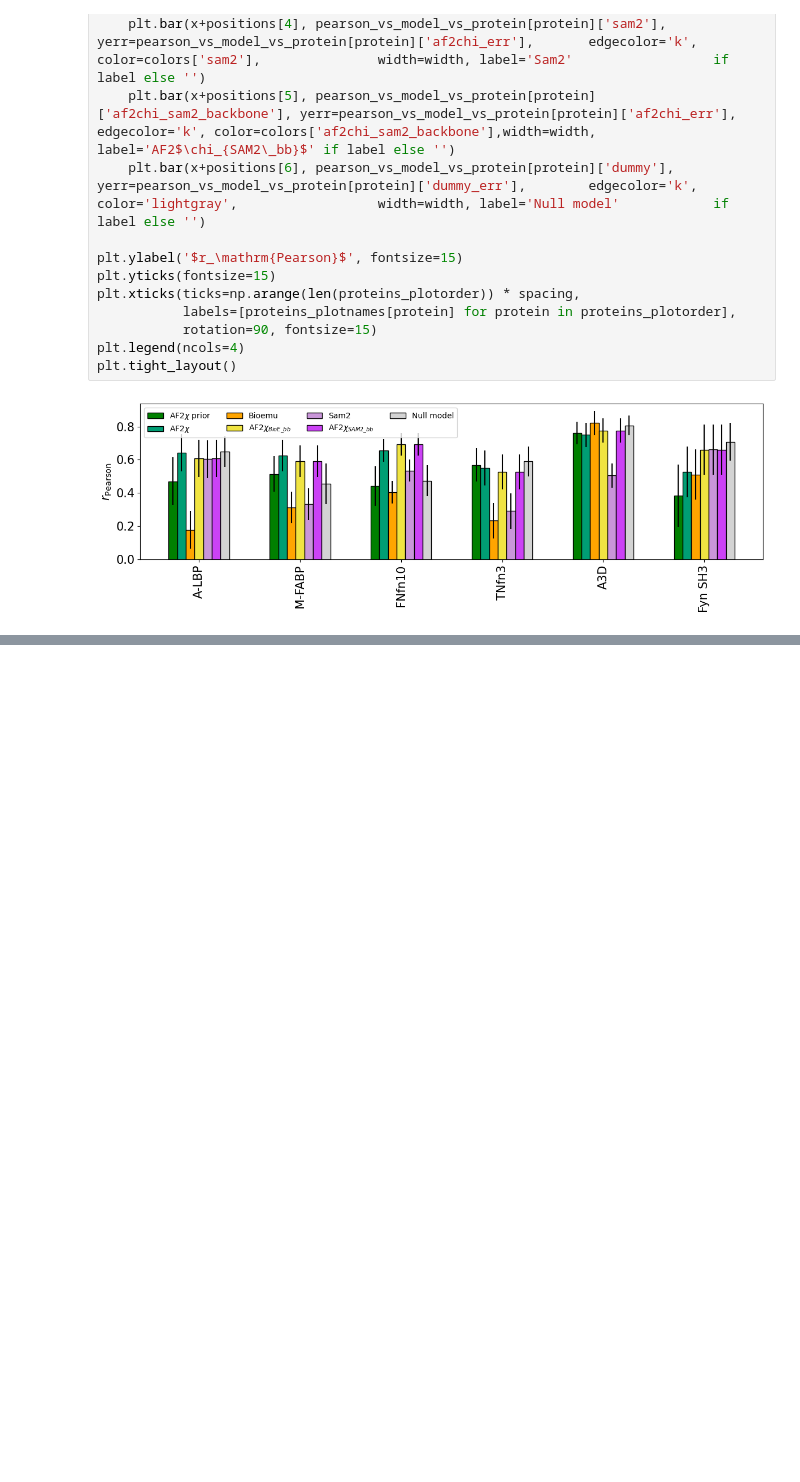
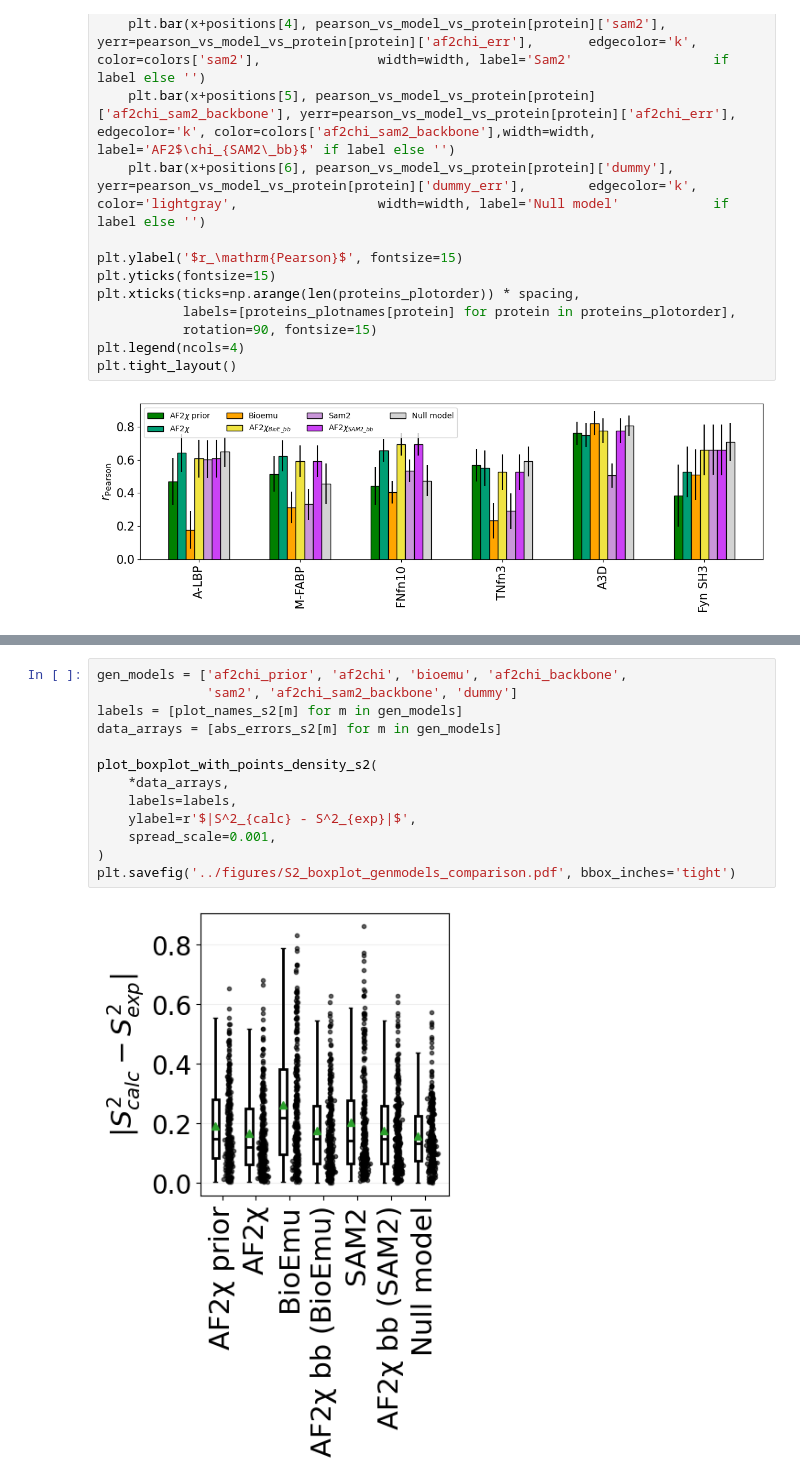
Before and after one commit to KULL-Centre/AF2chi, a Jupyter notebook: notebooks/S2_orderparameters_gen_models.ipynb, the cells around one changed output, grey strips where cells are left out. Cells and saved outputs as stored; diff of their text form; blank space fills up the shorter version.

```diff
--- a/notebooks/S2_orderparameters_gen_models.ipynb
+++ b/notebooks/S2_orderparameters_gen_models.ipynb
@@ -670,0 +751,15 @@ plt.tight_layout()
+# %%
+gen_models = ['af2chi_prior', 'af2chi', 'bioemu', 'af2chi_backbone',
+              'sam2', 'af2chi_sam2_backbone', 'dummy']
+labels = [plot_names_s2[m] for m in gen_models]
+data_arrays = [abs_errors_s2[m] for m in gen_models]
+
+plot_boxplot_with_points_density_s2(
+    *data_arrays,
+    labels=labels,
+    ylabel=r'$|S^2_{calc} - S^2_{exp}|$',
+    spread_scale=0.001,
+)
+plt.savefig('../figures/S2_boxplot_genmodels_comparison.pdf', bbox_inches='tight')
+# %% [output]
+[figure, added]
```
Also changed, not shown: parts of 5 cells of this notebook, 2 other files.
